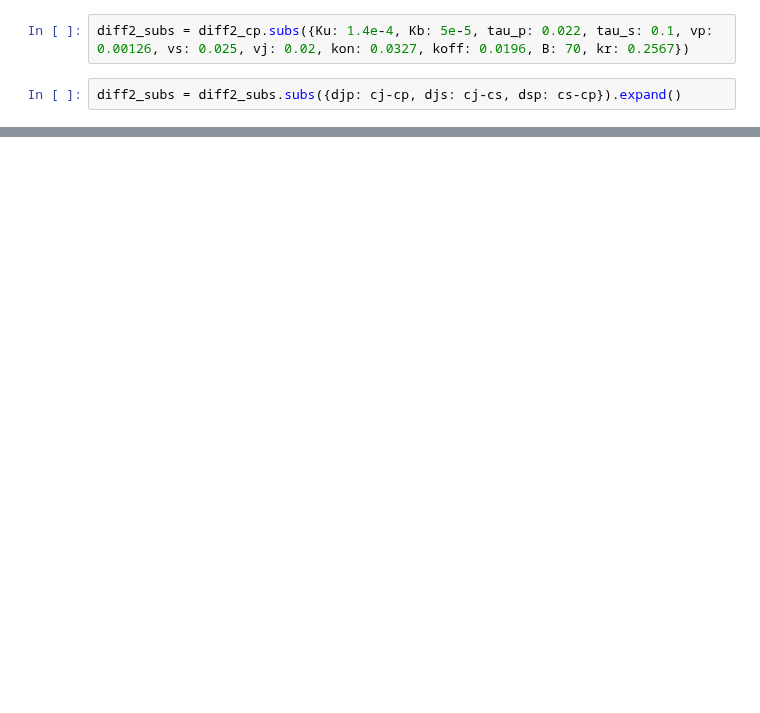
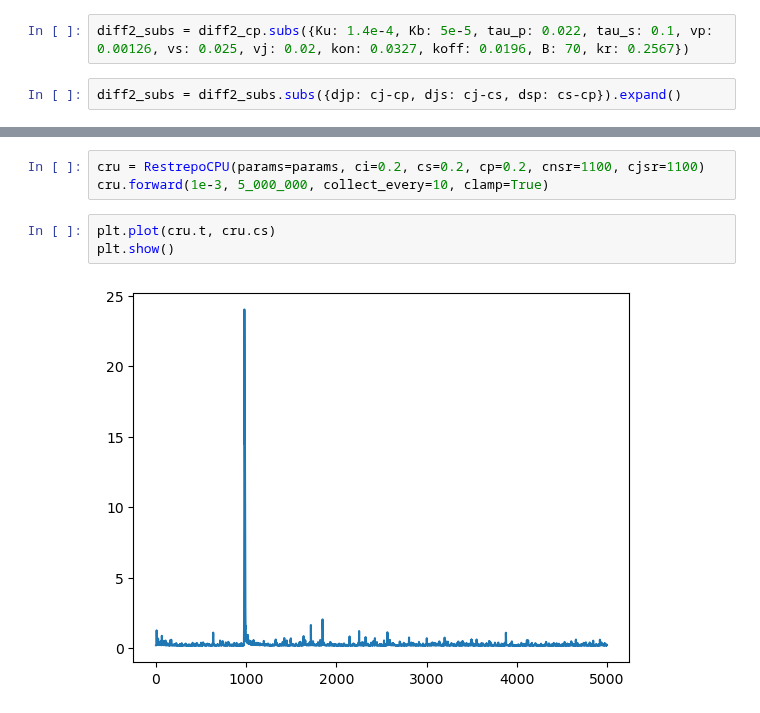
Before and after one commit to lukeoloughlin/GW-model, a Jupyter notebook: src/restrepo/cpu/symbolics.ipynb, the cells around one changed output, grey strips where cells are left out. Saved outputs shown, nothing was run; the diff lists cells and outputs as text; blank space fills up the shorter version.

```diff
--- a/src/restrepo/cpu/symbolics.ipynb
+++ b/src/restrepo/cpu/symbolics.ipynb
@@ -196,0 +209,8 @@ $\displaystyle \operatorname{Poly}{\left( \frac{5.9305401 \cdot 10^{-8} R_{1} +
+# %%
+cru = RestrepoCPU(params=params, ci=0.2, cs=0.2, cp=0.2, cnsr=1100, cjsr=1100)
+cru.forward(1e-3, 5_000_000, collect_every=10, clamp=True)
+# %%
+plt.plot(cru.t, cru.cs)
+plt.show()
+# %% [output]
+[figure, added]
```
Also changed, not shown: parts of 55 cells of this notebook, 2 other files.
